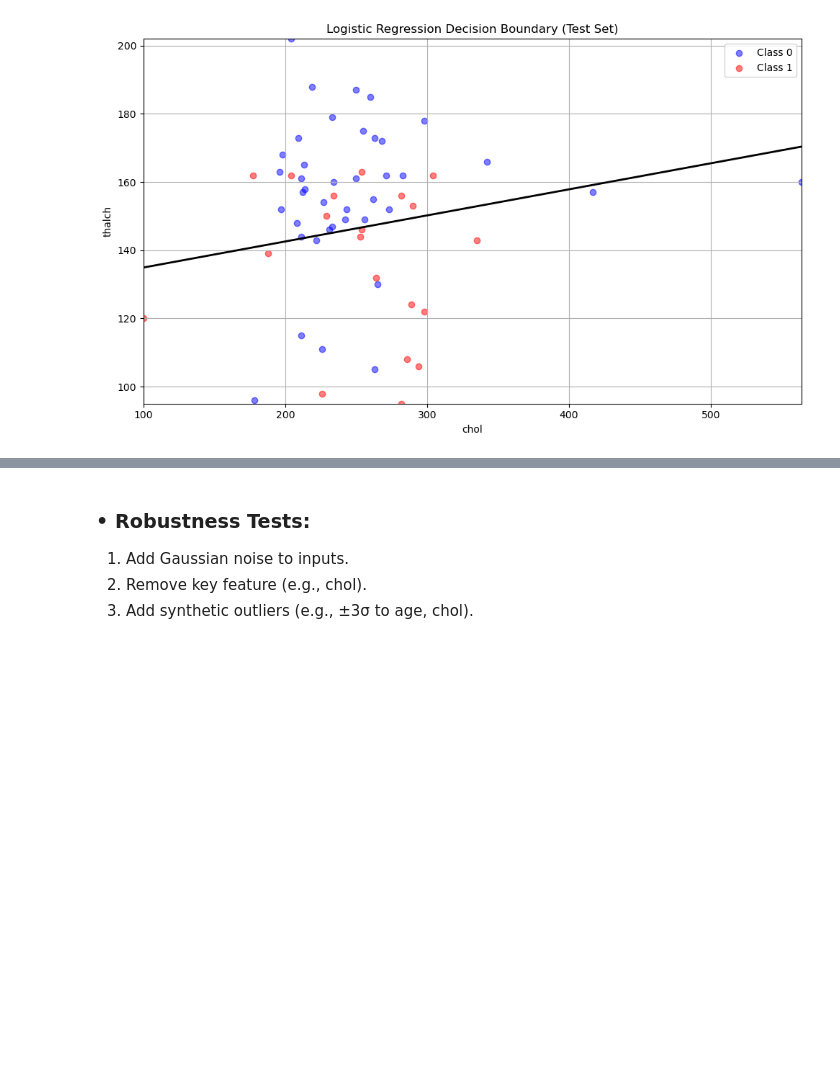
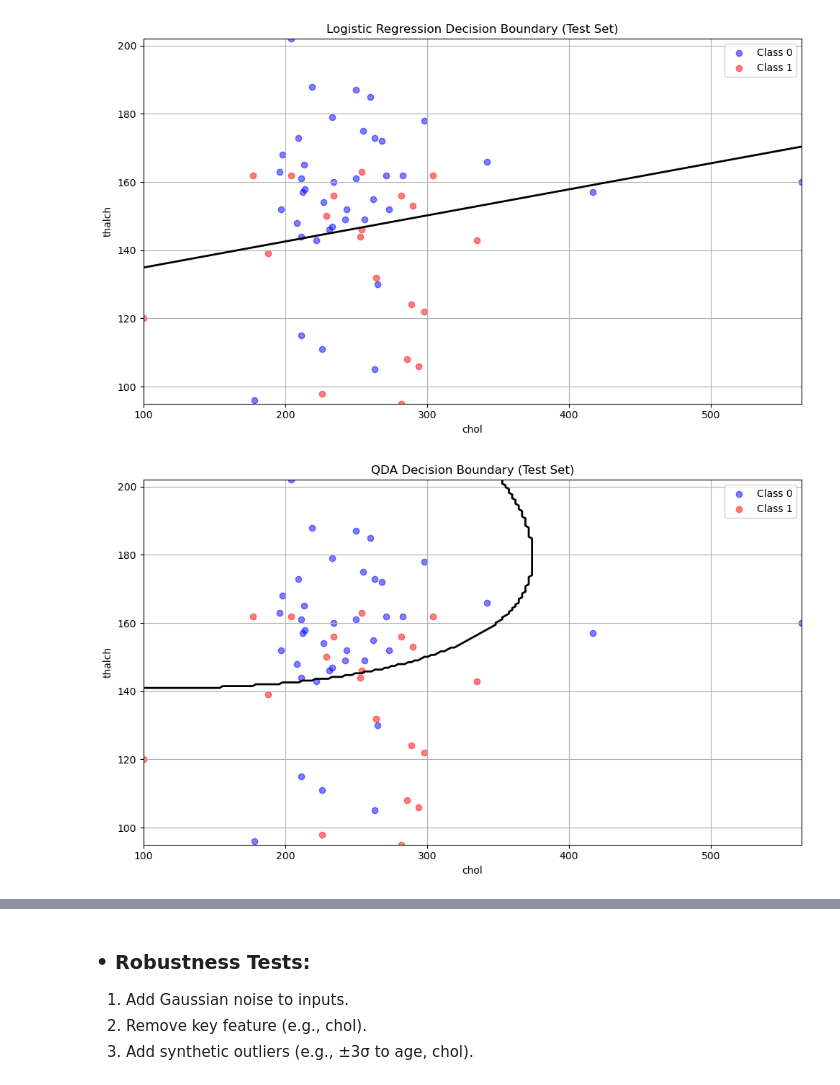
Before and after one commit to ParsaHaghighatgoo/-Cardiovascular-Risk-Prediction-, a Jupyter notebook: main.ipynb, the cells around one changed output, grey strips where cells are left out. Saved outputs shown, nothing was run; the diff lists cells and outputs as text; code cells hidden in the pictures; blank space fills up the shorter version.

```diff
--- a/main.ipynb
+++ b/main.ipynb
@@ -845,3 +999,39 @@ plt.tight_layout()
 plt.show()
 # %% [output]
 [figure]
+# %%
+# Create meshgrid over feature space (chol vs thalch)
+x1_vals = np.linspace(X_test[:, 0].min(), X_test[:, 0].max(), 200)
+x2_vals = np.linspace(X_test[:, 1].min(), X_test[:, 1].max(), 200)
+X1_grid, X2_grid = np.meshgrid(x1_vals, x2_vals)
+grid_points = np.c_[X1_grid.ravel(), X2_grid.ravel()]
+
+# Predict class scores for each grid point
+qda_scores = []
+for cls in params_qda:
+    mean = params_qda[cls]['mean']
+    cov = params_qda[cls]['cov']
+    prior = np.log(params_qda[cls]['prior'])
+
+    inv_cov = np.linalg.inv(cov)
+    det_cov = np.linalg.det(cov)
+    diff = grid_points - mean
+    score = -0.5 * np.sum(diff @ inv_cov * diff, axis=1) - 0.5 * np.log(det_cov) + prior
+    qda_scores.append(score)
+
+Z_qda = np.argmax(np.vstack(qda_scores), axis=0).reshape(X1_grid.shape)
+
+# Plot boundary and test points
+plt.figure(figsize=(10, 6))
+plt.contour(X1_grid, X2_grid, Z_qda, levels=[0.5], colors='black', linewidths=2)
+plt.scatter(X_test[y_test.flatten() == 0][:, 0], X_test[y_test.flatten() == 0][:, 1], color='blue', label='Class 0', alpha=0.5)
+plt.scatter(X_test[y_test.flatten() == 1][:, 0], X_test[y_test.flatten() == 1][:, 1], color='red', label='Class 1', alpha=0.5)
+plt.title("QDA Decision Boundary (Test Set)")
+plt.xlabel("chol")
+plt.ylabel("thalch")
+plt.legend()
+plt.grid(True)
+plt.tight_layout()
+plt.show()
+# %% [output]
+[figure, added]
```
Also changed, not shown: parts of 13 cells of this notebook, 34 other files.
